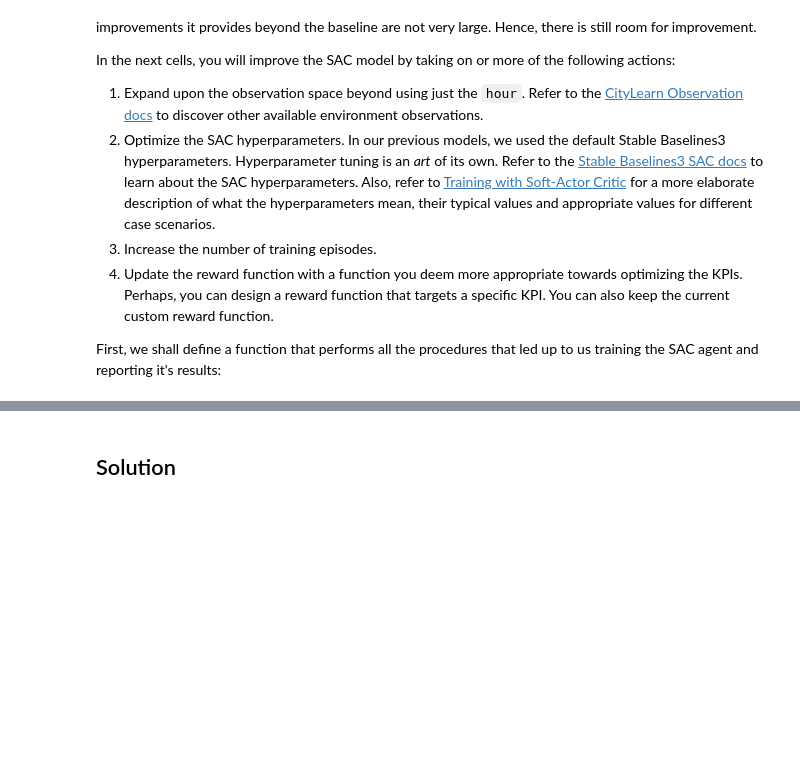
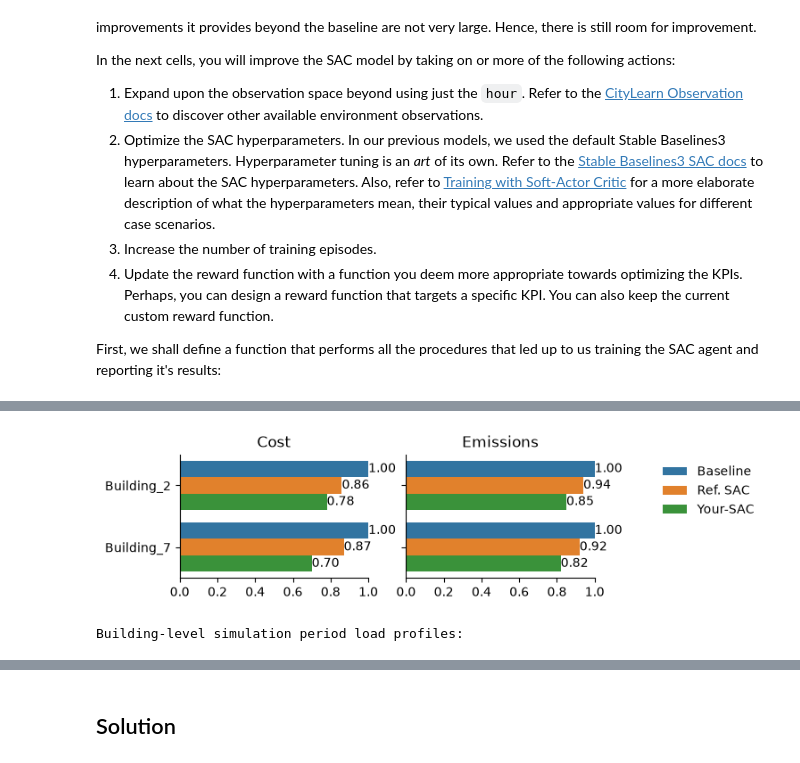
Before and after one commit to steve-salmond/citylearn, a Jupyter notebook: citylearn_ccai_tutorial.ipynb, the cells around one changed output, grey strips where cells are left out. Saved outputs shown, nothing was run; the diff lists cells and outputs as text; code cells hidden in the pictures; blank space fills up the shorter version.

```diff
--- a/citylearn_ccai_tutorial.ipynb
+++ b/citylearn_ccai_tutorial.ipynb
@@ -2774,0 +2658,78 @@ District-level simulation period load profiles:
+# %%
+from typing import Any
+import numpy as np
+
+# -------------------- SET ACTIVE OBSERVATIONS --------------------
+your_active_observations = [
+    'hour',
+    'day_type',
+    'solar_generation',
+    'net_electricity_consumption',
+    'electrical_storage_soc',
+]
+
+# ------------------ SET AGENT HYPERPARAMETERS ------------------
+your_agent_kwargs = {
+    'learning_rate': 0.0003,
+    'buffer_size': 1000000,
+    'learning_starts': 100,
+    'batch_size': 256,
+    'tau': 0.005,
+    'gamma': 0.99,
+    'train_freq': 1,
+}
+
+# --------------- SET NUMBER OF TRAINING EPISODES ---------------
+your_episodes = 15
+
+# --------------- DEFINE CUSTOM REWARD FUNCTION -----------------
+class YourCustomReward(CustomReward):
+    def __init__(self, env_metadata: dict[str, Any]):
+        super().__init__(env_metadata)
+
+    def calculate(
+        self, observations: list[dict[str, int | float]]
+    ) -> list[float]:
+
+        reward_list = []
+        for o in observations:
+            net = o['net_electricity_consumption']
+            cost = net * o['electricity_pricing']
+            emissions = max(net * o['carbon_intensity'], 0)
+            battery_soc = o['electrical_storage_soc']
+            penalty = -(1.0 + np.sign(cost)*battery_soc)
+            reward = penalty*abs(cost) - emissions
+            reward_list.append(reward)
+
+
+            # net_e = o['net_electricity_consumption']
+            # cost = net_e * o['electricity_pricing']
+            # emissions = max(0, net_e) * o['carbon_intensity']
+            # combined_impact = cost + (emissions * 0.1)
+            # battery_soc = o['electrical_storage_soc']
+            # penalty = -(1.0 + np.sign(combined_impact) * battery_soc)
+            # reward = penalty * abs(combined_impact)
+            # reward_list.append(reward)
+
+
+        total_reward = sum(reward_list)
+        return [total_reward]
+
+# train and report
+your_results = train_your_custom_sac(
+    agent_kwargs=your_agent_kwargs,
+    episodes=your_episodes,
+    reward_function=YourCustomReward,
+    building_count=BUILDING_COUNT,
+    day_count=DAY_COUNT,
+    active_observations=your_active_observations,
+    random_seed=RANDOM_SEED,
+    reference_envs={
+        'Baseline': baseline_env,
+        'Ref. SAC': sacr_env
+    },
+    show_figures=True,
+)
+
+my_env = your_results['env']
+# %% [output]
@@ -2774,0 +2738,2 @@ District-level simulation period load profiles:
+[figure, added]
+Building-level simulation period load profiles:
```
Also changed, not shown: parts of 3 cells of this notebook.
